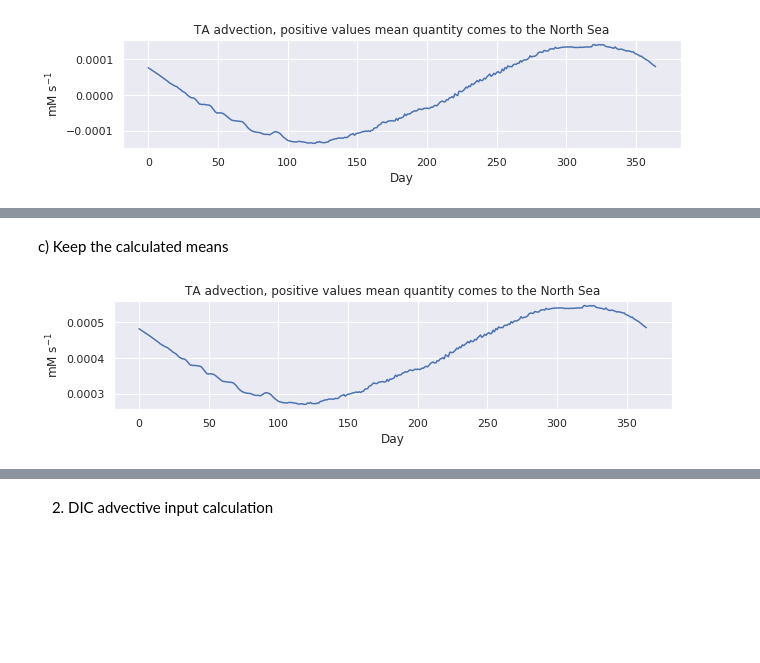
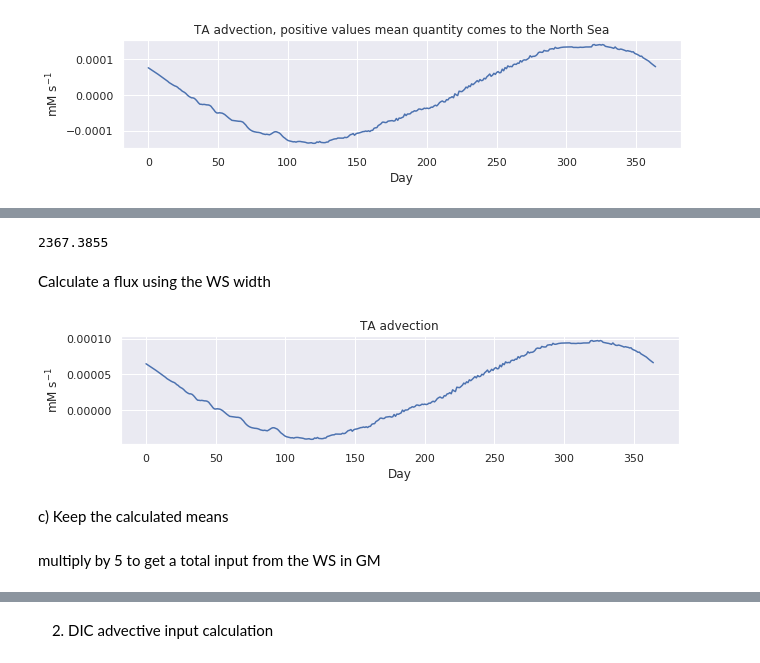
Before and after one commit to limash/Carbon_dioxide_absorption_drivers, a Jupyter notebook: 3_generate_netcdf.ipynb, the cells around one changed output, grey strips where cells are left out. Saved outputs shown, nothing was run; the diff lists cells and outputs as text; code cells hidden in the pictures; blank space fills up the shorter version.

```diff
--- a/3_generate_netcdf.ipynb
+++ b/3_generate_netcdf.ipynb
@@ -315,2 +315,6 @@ b) Diff to make min TA value in WS of 2300 (like in data given by J. Beusekom)
+# %%
+alk_surface_ws['B_C_Alk'].min()
+# %% [output]
+2367.3855
 # %%
-#alk_surface_ws['B_C_Alk'].min()
+alk_diff = alk_surface_ws['B_C_Alk'].min() - 2250
@@ -319,12 +321,16 @@ b) Diff to make min TA value in WS of 2300 (like in data given by J. Beusekom)
+# %% [markdown]
+Calculate a flux using the WS width
 # %%
-#alk_ws_ready = alk_surface_ws['B_C_Alk'].values-alk_diff
-#alk_ns_ready = alk_surface_ns['B_C_Alk'].values
-#V = 0.03; dx = 10000
-#ta_input = -(V*alk_ns_ready - V*alk_ws_ready)/dx
+alk_ws_ready = alk_surface_ws['B_C_Alk'].values-alk_diff
+alk_ns_ready = alk_surface_ns['B_C_Alk'].values
+V = 0.03; dx = 20000
+ta_input = -(V*alk_ns_ready - V*alk_ws_ready)/dx
 # %%
-#ox = np.arange(365); name = 'TA advection'
-#plt.plot(ox, ta_input[:365]); plt.gcf().set_size_inches(10,2);
-#plt.title(name); plt.xlabel('Day'); plt.ylabel('mM s$^{-1}$');
+ox = np.arange(365); name = 'TA advection'
+plt.plot(ox, ta_input[:365]); plt.gcf().set_size_inches(10,2);
+plt.title(name); plt.xlabel('Day'); plt.ylabel('mM s$^{-1}$');
+# %% [output]
+[figure, added]
 # %% [markdown]
 c) Keep the calculated means
 # %%
@@ -335,6 +341,4 @@ ta_input = -(V*alk_ns_ready - V*alk_ws_ready)/dx
 # %%
-ox = np.arange(365); name = 'TA advection, positive values mean quantity comes to the North Sea'
-plt.plot(ox, ta_input[:365]); plt.gcf().set_size_inches(10,2);
-plt.title(name); plt.xlabel('Day'); plt.ylabel('mM s$^{-1}$');
+#ox = np.arange(365); name = 'TA advection, positive values mean quantity comes to the North Sea'
+#plt.plot(ox, ta_input[:365]); plt.gcf().set_size_inches(10,2);
+#plt.title(name); plt.xlabel('Day'); plt.ylabel('mM s$^{-1}$');
-# %% [output]
-[figure, removed]
@@ -340,0 +347,2 @@ plt.title(name); plt.xlabel('Day'); plt.ylabel('mM s$^{-1}$');
+# %% [markdown]
+multiply by 5 to get a total input from the WS in GM
```
Also changed, not shown: parts of 15 cells of this notebook, 2 other files.
